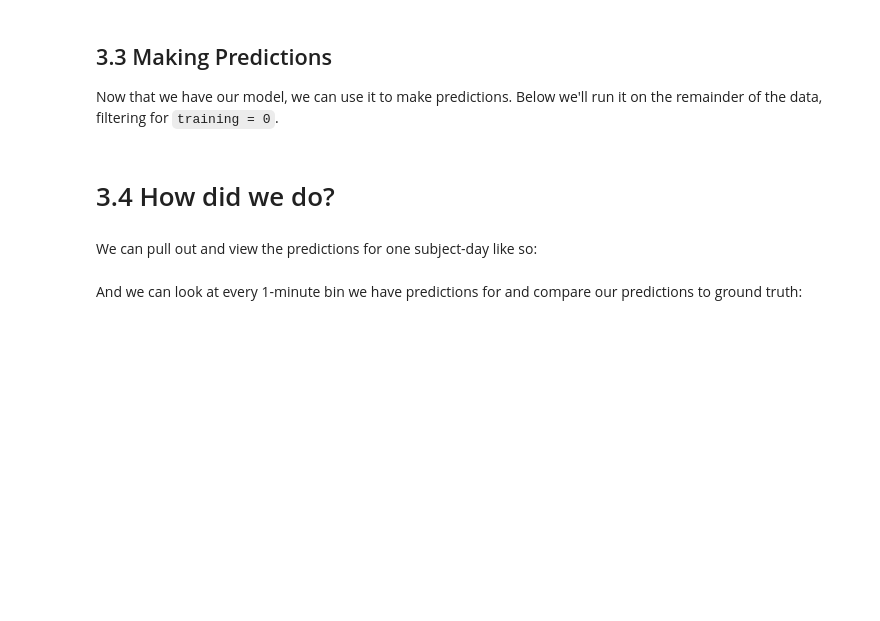
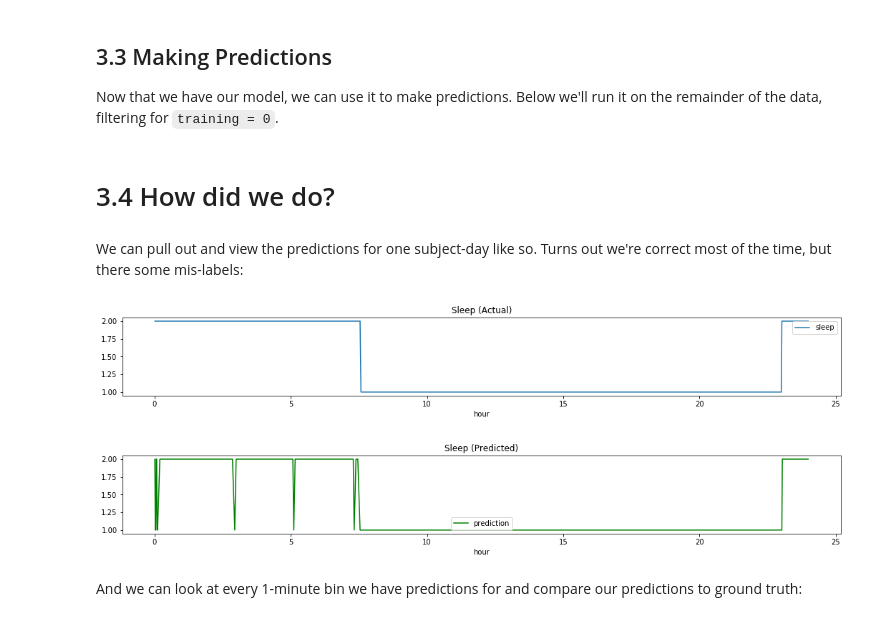
Before and after one commit to Paradigm4/wearable_prototypes, a Jupyter notebook: sleep.ipynb, the cells around one changed output. Drawn from its saved outputs; the diff is of its cells as text; code cells hidden in the pictures; blank space fills up the shorter version.

```diff
--- a/sleep.ipynb
+++ b/sleep.ipynb
@@ -446,14 +523,18 @@ que = db.filter(
 # %% [markdown]
 # 3.4 How did we do?
 # %% [markdown]
-We can pull out and view the predictions for one subject-day like so:
+We can pull out and view the predictions for one subject-day like so. Turns out we're correct most of the time, but there some mis-labels:
 # %%
-s6d1 = db.filter(db.arrays.IHI_PREDICTED_SLEEP, 'subject=6 and day=1').fetch(atts_only=True)
-s6d1 = s6d1.sort_values(by='bin_millis')
-s6d1['hour'] = s6d1['bin_millis'] / 3600000
-plt.rcParams['figure.figsize'] = (18, 3)
-s6d1[['hour','sleep','prediction']].plot(x='hour').lines[-2].set_linewidth(3)
+s4d6 = db.filter(db.arrays.IHI_PREDICTED_SLEEP, 'subject=4 and day=6').fetch(atts_only=True)
+s4d6 = s4d6.sort_values(by='bin_millis')
+s4d6['hour'] = s4d6['bin_millis'] / 3600000
+plt.rcParams['figure.figsize'] = (18, 2)
+s4d6[['hour','sleep']].plot(x='hour', title = "Sleep (Actual)")
+s4d6[['hour','prediction']].plot(x='hour', color='green', title = "Sleep (Predicted)")
 plt.show(block=True)
+# %% [output]
+[figure, added]
+[figure, added]
 # %% [markdown]
 And we can look at every 1-minute bin we have predictions for and compare our predictions to ground truth:
 # %%
```
Also changed, not shown: parts of 31 cells of this notebook.
